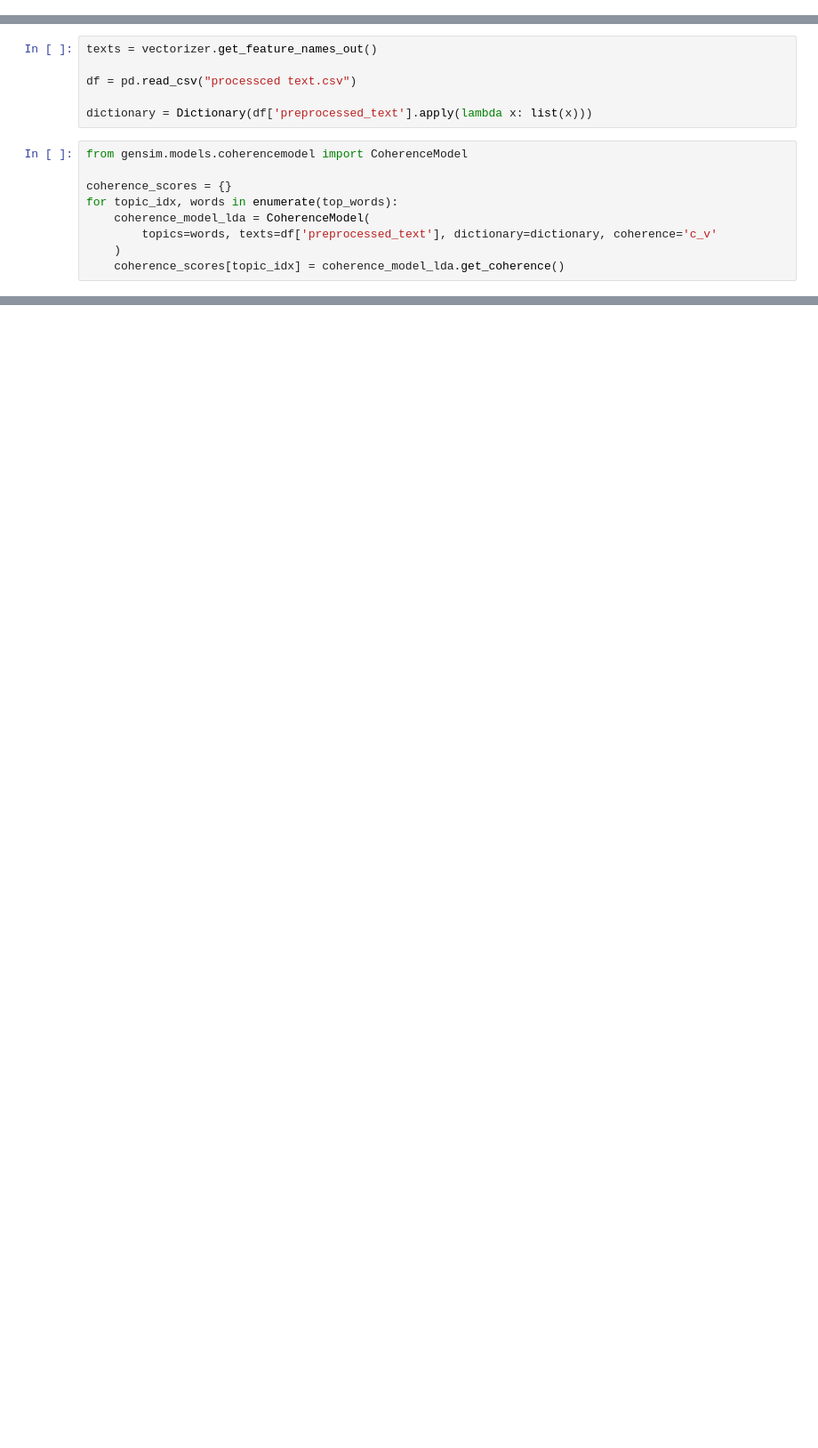
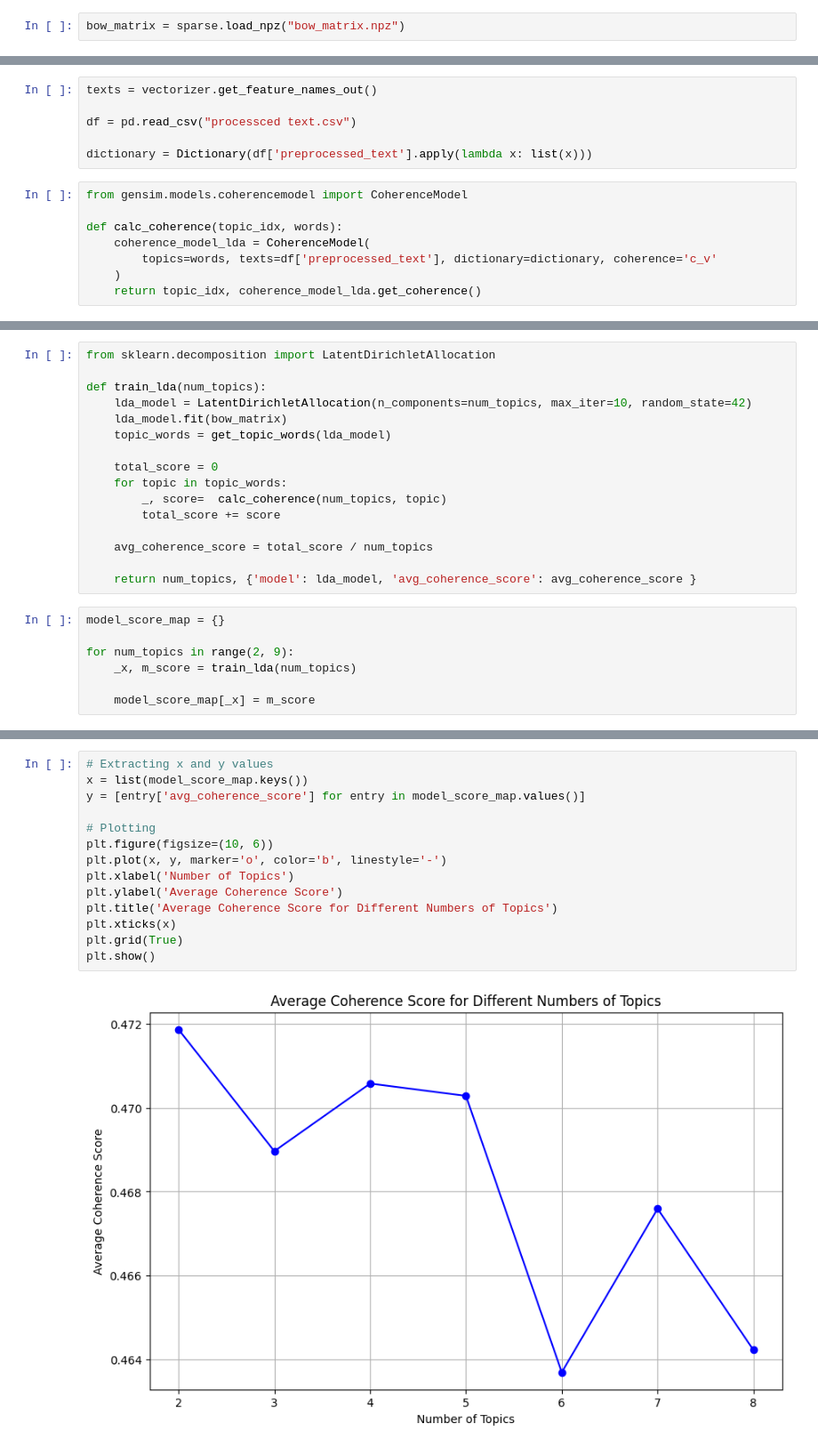
Before and after one commit to akiwarheit/siads-696-nyt, a Jupyter notebook: notebooks/3_LDA_sensitivity_analysis.ipynb, the cells around one changed output, grey strips where cells are left out. Shown at 89% size. Drawn from its saved outputs; the diff is of its cells as text; blank space fills up the shorter version.

```diff
--- a/notebooks/3_LDA_sensitivity_analysis.ipynb
+++ b/notebooks/3_LDA_sensitivity_analysis.ipynb
@@ -5,3 +11,5 @@ from gensim.corpora.dictionary import Dictionary
+# %%
+bow_matrix = sparse.load_npz("bow_matrix.npz")
 # %%
 with open('out/count_vectorizer.pkl', 'rb') as f:
     vectorizer = pickle.load(f)
@@ -51,10 +41,9 @@ dictionary = Dictionary(df['preprocessed_text'].apply(lambda x: list(x)))
 # %%
 from gensim.models.coherencemodel import CoherenceModel
 
-coherence_scores = {}
-for topic_idx, words in enumerate(top_words):
+def calc_coherence(topic_idx, words):
     coherence_model_lda = CoherenceModel(
         topics=words, texts=df['preprocessed_text'], dictionary=dictionary, coherence='c_v'
     )
-    coherence_scores[topic_idx] = coherence_model_lda.get_coherence()
+    return topic_idx, coherence_model_lda.get_coherence()
 # %% [output]
@@ -61,0 +70,23 @@ AttributeError: 'dict' object has no attribute 'token2id'
+# %%
+from sklearn.decomposition import LatentDirichletAllocation
+
+def train_lda(num_topics):
+    lda_model = LatentDirichletAllocation(n_components=num_topics, max_iter=10, random_state=42)
+    lda_model.fit(bow_matrix)
+    topic_words = get_topic_words(lda_model)
+
+    total_score = 0
+    for topic in topic_words:
+        _, score=  calc_coherence(num_topics, topic)
+        total_score += score
+
+    avg_coherence_score = total_score / num_topics
+
+    return num_topics, {'model': lda_model, 'avg_coherence_score': avg_coherence_score }
+# %%
+model_score_map = {}
+
+for num_topics in range(2, 9):
+    _x, m_score = train_lda(num_topics)
+
+    model_score_map[_x] = m_score
@@ -61,0 +128,16 @@ AttributeError: 'dict' object has no attribute 'token2id'
+# %%
+# Extracting x and y values
+x = list(model_score_map.keys())
+y = [entry['avg_coherence_score'] for entry in model_score_map.values()]
+
+# Plotting
+plt.figure(figsize=(10, 6))
+plt.plot(x, y, marker='o', color='b', linestyle='-')
+plt.xlabel('Number of Topics')
+plt.ylabel('Average Coherence Score')
+plt.title('Average Coherence Score for Different Numbers of Topics')
+plt.xticks(x)
+plt.grid(True)
+plt.show()
+# %% [output]
+[figure, added]
```
Also changed, not shown: parts of 12 cells of this notebook.
